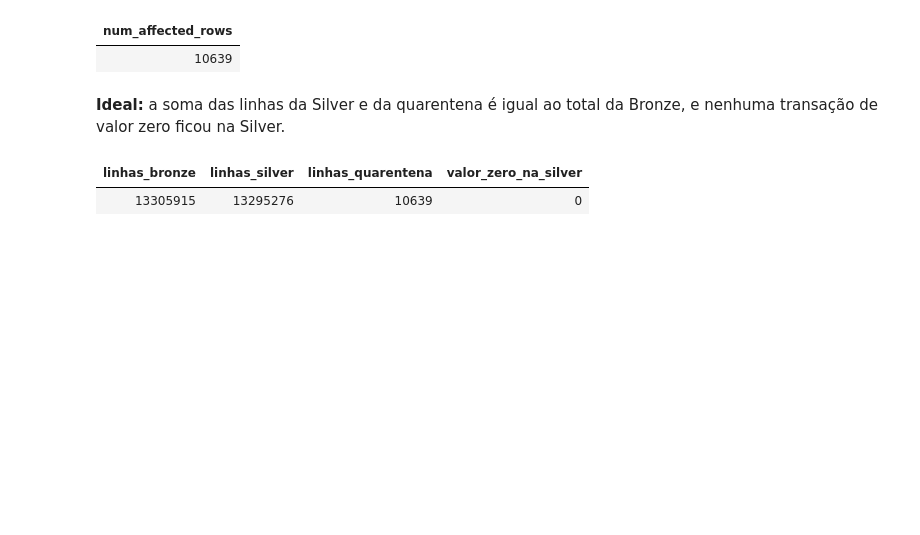
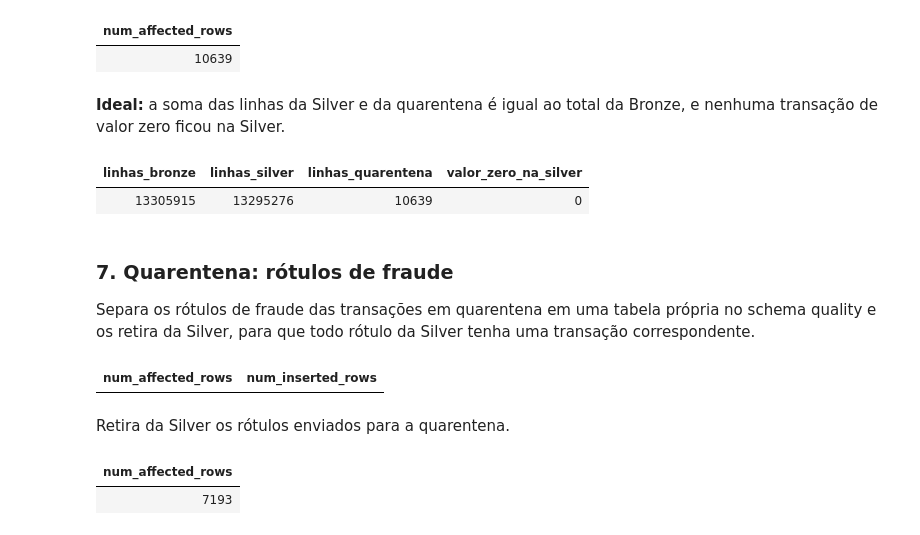
Before and after one commit to emillyssantoss20-crypto/financial_transactions, a Jupyter notebook: processing silver.ipynb, the cells around one changed output. Cells and saved outputs as stored; diff of their text form; code cells hidden in the pictures; blank space fills up the shorter version.

```diff
--- a/processing silver.ipynb
+++ b/processing silver.ipynb
@@ -245,3 +261,26 @@ SELECT
 # %% [output]
 | linhas_bronze | linhas_silver | linhas_quarentena | valor_zero_na_silver |
 | 13305915 | 13295276 | 10639 | 0 |
+# %% [markdown]
+### 7. Quarentena: rótulos de fraude
+Separa os rótulos de fraude das transações em quarentena em uma tabela própria no schema quality e os retira da Silver, para que todo rótulo da Silver tenha uma transação correspondente.
+# %%
+%sql
+CREATE OR REPLACE TABLE financial_transactions.quality.quarentena_fraud_labels AS
+SELECT
+  f.*,
+  'transação em quarentena' AS motivo_quarentena,
+  CURRENT_TIMESTAMP()       AS _data_quarentena
+FROM financial_transactions.silver.fraud_labels f
+WHERE f.transaction_id IN (SELECT id FROM financial_transactions.quality.quarentena_transactions)
+# %% [output]
+| num_affected_rows | num_inserted_rows |
+# %% [markdown]
+Retira da Silver os rótulos enviados para a quarentena.
+# %%
+%sql
+DELETE FROM financial_transactions.silver.fraud_labels
+WHERE transaction_id IN (SELECT id FROM financial_transactions.quality.quarentena_transactions)
+# %% [output]
+| num_affected_rows |
+| 7193 |
```
Also changed, not shown: parts of 16 cells of this notebook.
